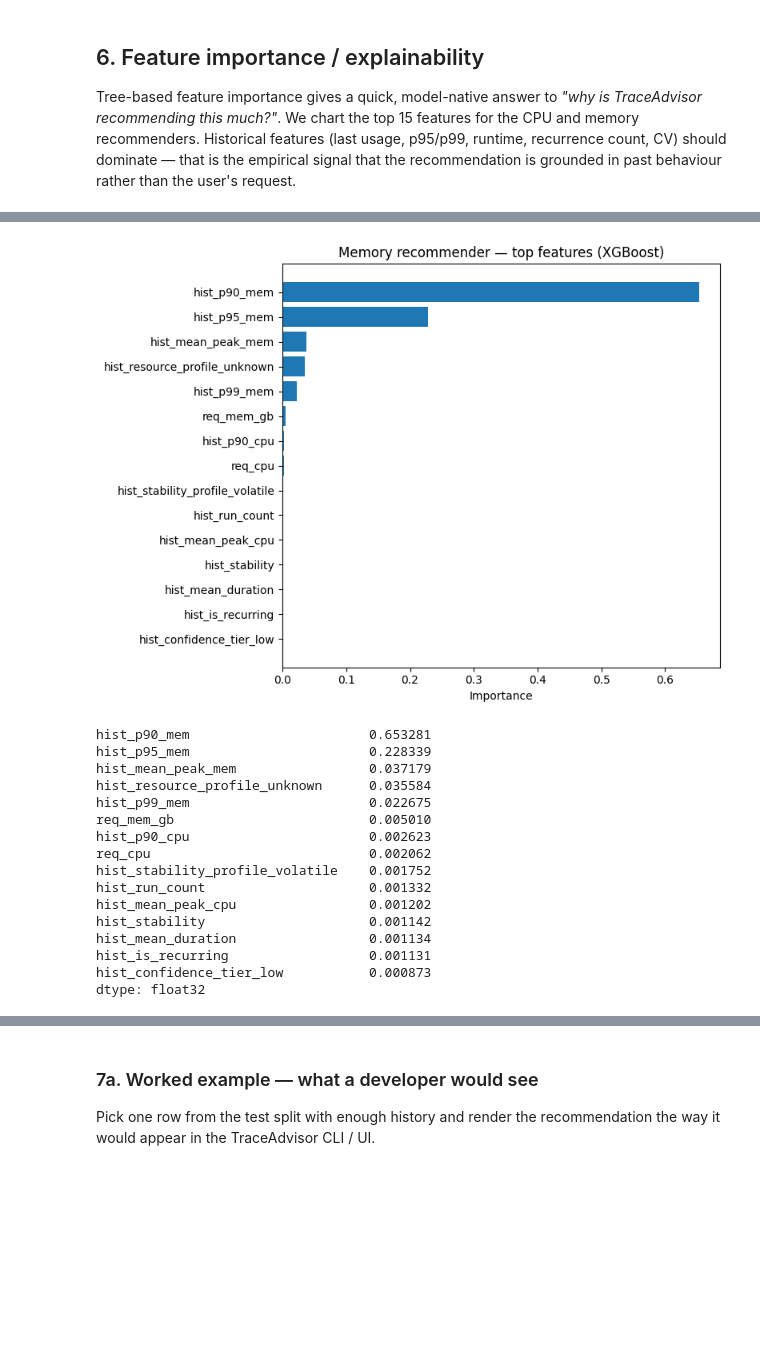
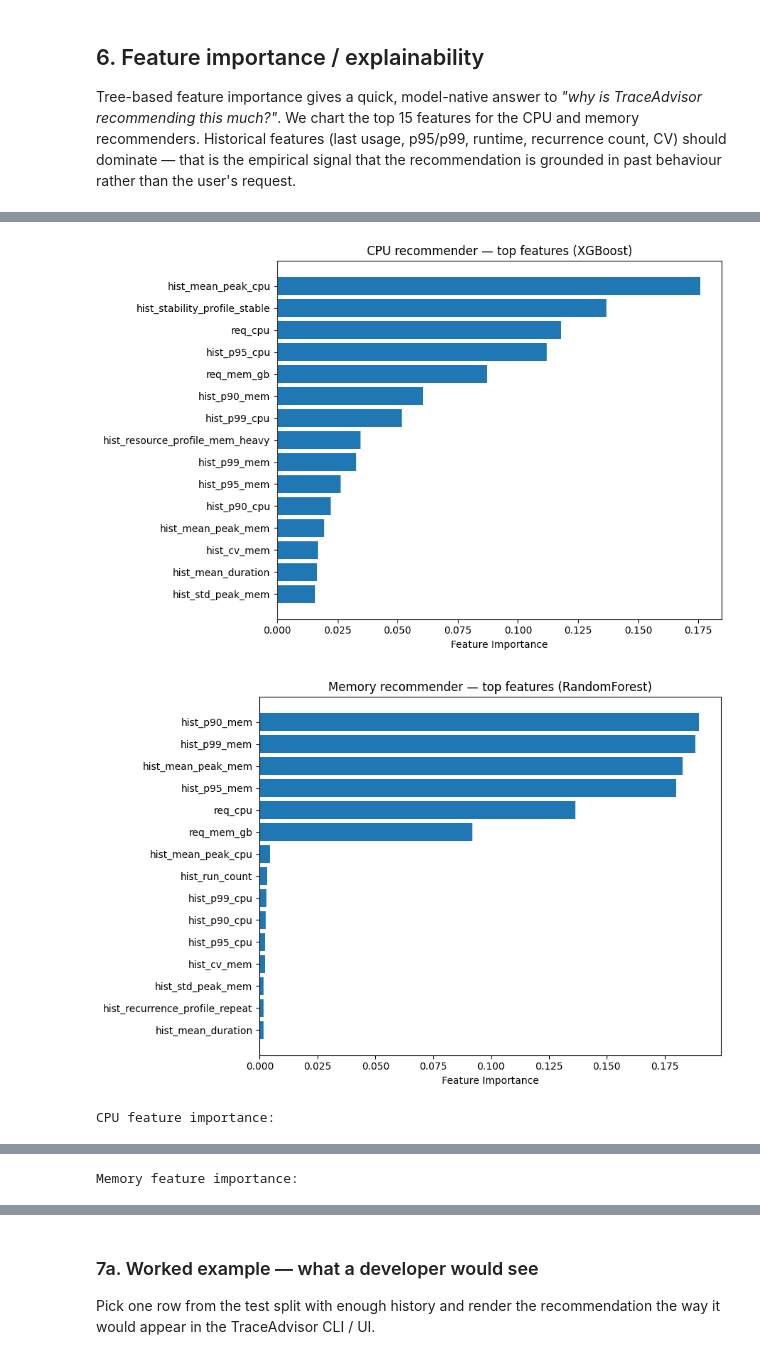
Before and after one commit to sonalilonkar1/masters-project, a Jupyter notebook: notebooks/subset/subset-06-final-recommender.ipynb, the cells around one changed output, grey strips where cells are left out. Saved outputs shown, nothing was run; the diff lists cells and outputs as text; code cells hidden in the pictures; blank space fills up the shorter version.

```diff
--- a/notebooks/subset/subset-06-final-recommender.ipynb
+++ b/notebooks/subset/subset-06-final-recommender.ipynb
@@ -594,25 +711,42 @@ dtype: float64
 # %%
+def plot_importance(model, feature_names, title, save_path, top_n=15):
+    importance_df = pd.DataFrame({
+        "feature": feature_names,
+        "importance": model.feature_importances_
+    }).sort_values("importance", ascending=False)
+
+    top = importance_df.head(top_n).sort_values("importance")
+
+    plt.figure(figsize=(9, 6))
+    plt.barh(top["feature"], top["importance"])
+    plt.xlabel("Feature Importance")
+    plt.title(title)
+    plt.tight_layout()
+    plt.savefig(save_path, dpi=150, bbox_inches="tight")
+    plt.show()
+
+    return importance_df.head(top_n)
+
+cpu_imp = plot_importance(
+    final_cpu_model,
+    X_train_cpu.columns,
+    f"CPU recommender — top features ({cpu_pick['model']})",
+    FIG_ML_DIR / "feature_importance_cpu.png",
+)
+
 mem_imp = plot_importance(
-    final_mem_model, X_train_mem.columns,
-    "Memory recommender — top features (XGBoost)",
+    final_mem_model,
+    X_train_mem.columns,
+    f"Memory recommender — top features ({mem_pick['model']})",
     FIG_ML_DIR / "feature_importance_mem.png",
 )
-print(mem_imp)
+
+print("CPU feature importance:")
+display(cpu_imp)
+
+print("Memory feature importance:")
+display(mem_imp)
 # %% [output]
-[figure, old version]
+[figure, new version]
+[figure, added]
-hist_p90_mem                       0.653281
-hist_p95_mem                       0.228339
-hist_mean_peak_mem                 0.037179
-hist_resource_profile_unknown      0.035584
-hist_p99_mem                       0.022675
-req_mem_gb                         0.005010
-hist_p90_cpu                       0.002623
-req_cpu                            0.002062
-hist_stability_profile_volatile    0.001752
-hist_run_count                     0.001332
-hist_mean_peak_cpu                 0.001202
-hist_stability                     0.001142
-hist_mean_duration                 0.001134
-hist_is_recurring                  0.001131
-hist_confidence_tier_low           0.000873
-dtype: float32
+CPU feature importance:
@@ -618,0 +769 @@ dtype: float32
+Memory feature importance:
```
Also changed, not shown: parts of 19 cells of this notebook, 19 other files.
